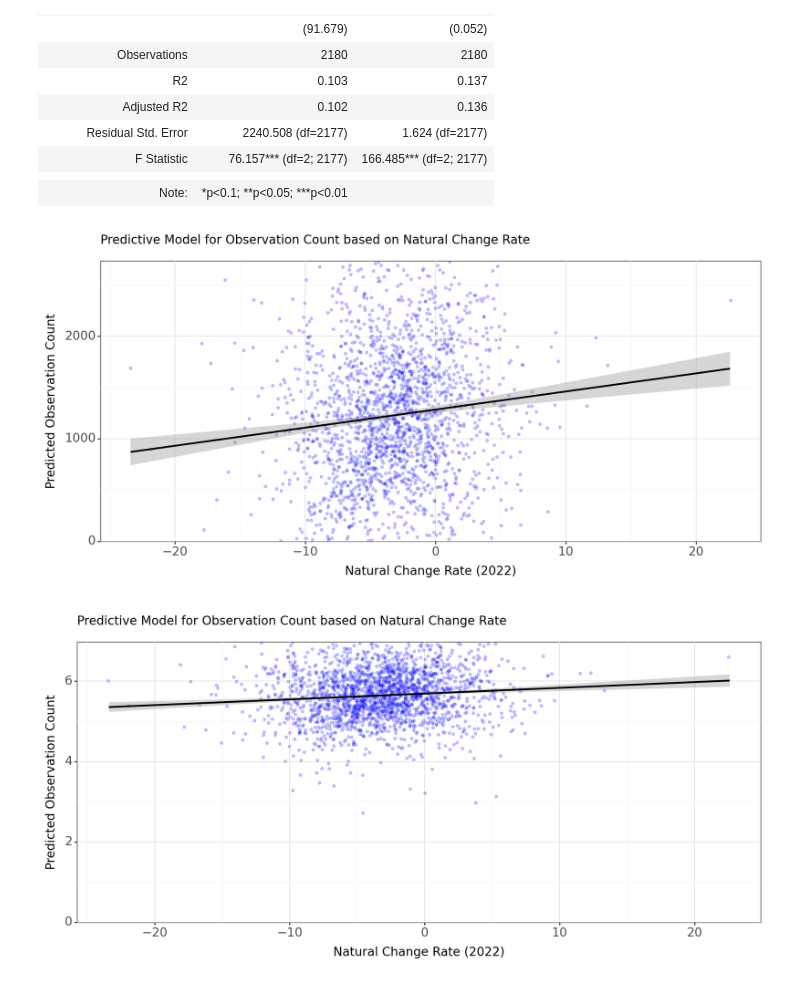
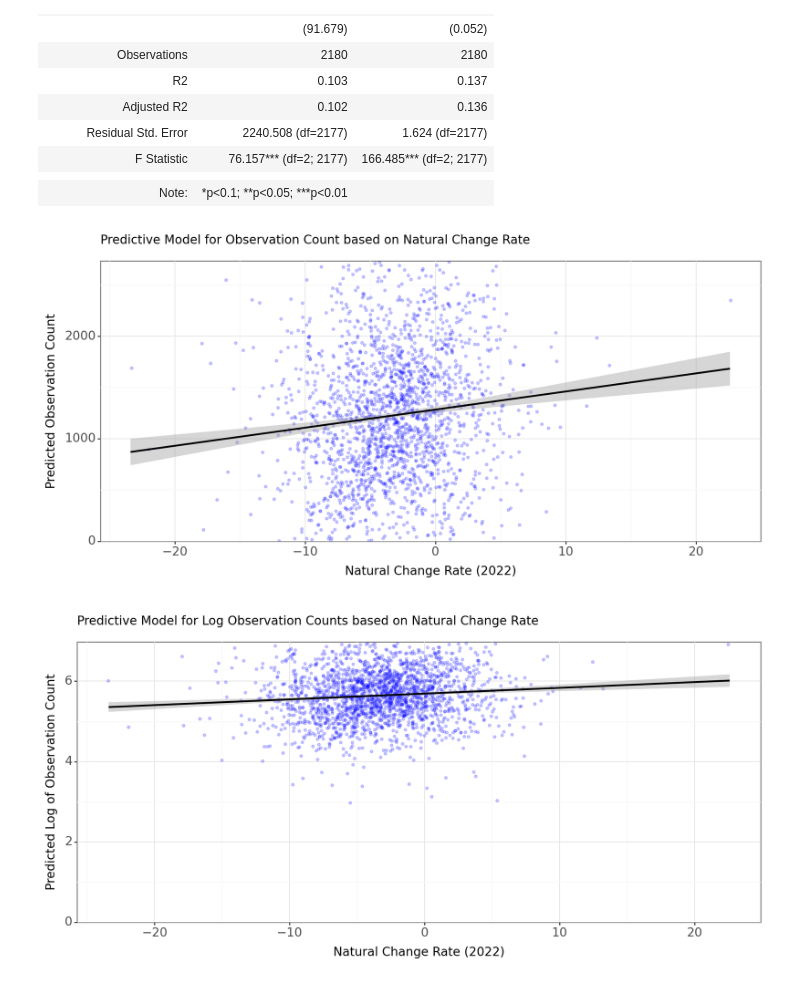
Before and after one commit to Iandrewburg/DA2_TERM_PROJECT, a Jupyter notebook: Final_Project_Data.ipynb, the cells around one changed output. Drawn from its saved outputs; the diff is of its cells as text; code cells hidden in the pictures.

Commit message:
added log transformations to all the models, did descriptive modeling

```diff
--- a/Final_Project_Data.ipynb
+++ b/Final_Project_Data.ipynb
@@ -640,9 +661,11 @@ reg20 = smf.ols(formula="OBSERVATION_COUNT ~ EconType_FarmDependent", data=count
 reg21 = smf.ols(formula="OBSERVATION_COUNT ~ EconType_FarmDependent + EconType_MiningDependent", data=county_norcar_merged_dummies).fit(cov_type="HC1")
 reg22 = smf.ols(formula="OBSERVATION_COUNT ~ EconType_FarmDependent + EconType_MiningDependent + EconType_ManufacturingDependent", data=county_norcar_merged_dummies).fit(cov_type="HC1")
 reg23 = smf.ols(formula="OBSERVATION_COUNT ~ EconType_FarmDependent + EconType_MiningDependent + EconType_ManufacturingDependent + EconType_FederalStateGovDependent", data=county_norcar_merged_dummies).fit(cov_type="HC1")
-reg24 = smf.ols(formula="OBSERVATION_COUNT ~ EconType_FarmDependent + EconType_MiningDependent + EconType_ManufacturingDependent + EconType_FederalStateGovDependent + EconType_RecreationDependent", data=county_norcar_merged_dummies).fit(cov_type="HC1")
+reg24a = smf.ols(formula="OBSERVATION_COUNT ~ EconType_FarmDependent + EconType_MiningDependent + EconType_ManufacturingDependent + EconType_FederalStateGovDependent + EconType_RecreationDependent", data=county_norcar_merged_dummies).fit(cov_type="HC1")
+reg24b = smf.ols(formula="ln_OBSERVATION_COUNT ~ EconType_FarmDependent + EconType_MiningDependent + EconType_ManufacturingDependent + EconType_FederalStateGovDependent + EconType_RecreationDependent", data=county_norcar_merged_dummies).fit(cov_type="HC1")
 
-stargazer = Stargazer([reg20, reg21, reg22, reg23, reg24])
+
+stargazer = Stargazer([reg20, reg21, reg22, reg23, reg24a, reg24b])
 stargazer.covariate_order(["EconType_FarmDependent", "EconType_MiningDependent", "EconType_ManufacturingDependent",
                            "EconType_FederalStateGovDependent", "EconType_RecreationDependent", "Intercept"])
 
@@ -757,54 +806,52 @@ county_norcar_merged_dummies = county_norcar_merged_dummies.assign(
     CIlo=pred["mean_ci_lower"]
 )
 
 # Plotting the predictions along with their confidence intervals
 plot = (
     ggplot(county_norcar_merged_dummies, aes(x="R_NATURAL_CHG_2022", y="fit")) +
-    geom_jitter(alpha=0.2, size=1, width=0.1, color='blue') +  # Add jitter to the points and reduce alpha to avoid overplotting
-    geom_smooth(method='lm', color='black', se=True) +  # Use a linear model for a smoother line
+    geom_jitter(alpha=0.2, size=1, width=0.1, color='blue') +
+    geom_smooth(method='lm', color='black', se=True) +
     labs(title="Predictive Model for Observation Count based on Natural Change Rate",
          x="Natural Change Rate (2022)", y="Predicted Observation Count") +
-    theme_bw() +  # Apply a black-and-white theme
-    theme(figure_size=(10, 5),  # Make the figure wider for better readability
-          text=element_text(size=12),  # Adjust text size
-          subplots_adjust={'right': 0.85}) +  # Adjust the subplot to fit the figure
-    scale_x_continuous() +  # Let Plotnine choose the best x-axis breaks
-    scale_y_continuous(limits=(0, county_norcar_merged_dummies['CIup'].quantile(0.95)), expand=(0, 0))  # Adjust y-axis limits and remove expansion
+    theme_bw() +
+    theme(figure_size=(10, 5),
+          text=element_text(size=12),
+          subplots_adjust={'right': 0.85}) +
+    scale_x_continuous() +
+    scale_y_continuous(limits=(0, county_norcar_merged_dummies['CIup'].quantile(0.95)), expand=(0, 0))
 )
 
 print(plot)
-
-
 
 
 # Use the regression model to predict 'OBSERVATION_COUNT' based on the dataset
 pred = reg30.get_prediction(county_norcar_merged_dummies).summary_frame()
 county_norcar_merged_dummies = county_norcar_merged_dummies.assign(
     fit=pred["mean"],
     fit_se=pred["mean_se"],
     CIup=pred["mean_ci_upper"],
     CIlo=pred["mean_ci_lower"]
 )
 
 # Plotting the predictions along with their confidence intervals
 plot = (
     ggplot(county_norcar_merged_dummies, aes(x="R_NATURAL_CHG_2022", y="fit")) +
-    geom_jitter(alpha=0.2, size=1, width=0.1, color='blue') +  # Add jitter to the points and reduce alpha to avoid overplotting
-    geom_smooth(method='lm', color='black', se=True) +  # Use a linear model for a smoother line
-    labs(title="Predictive Model for Observation Count based on Natural Change Rate",
-         x="Natural Change Rate (2022)", y="Predicted Observation Count") +
-    theme_bw() +  # Apply a black-and-white theme
-    theme(figure_size=(10, 5),  # Make the figure wider for better readability
-          text=element_text(size=12),  # Adjust text size
-          subplots_adjust={'right': 0.85}) +  # Adjust the subplot to fit the figure
-    scale_x_continuous() +  # Let Plotnine choose the best x-axis breaks
-    scale_y_continuous(limits=(0, county_norcar_merged_dummies['CIup'].quantile(0.95)), expand=(0, 0))  # Adjust y-axis limits and remove expansion
+    geom_jitter(alpha=0.2, size=1, width=0.1, color='blue') +
+    geom_smooth(method='lm', color='black', se=True) +
+    labs(title="Predictive Model for Log Observation Counts based on Natural Change Rate",
+         x="Natural Change Rate (2022)", y="Predicted Log of Observation Count") +
+    theme_bw() +
+    theme(figure_size=(10, 5),
+          text=element_text(size=12),
+          subplots_adjust={'right': 0.85}) +
+    scale_x_continuous() +
+    scale_y_continuous(limits=(0, county_norcar_merged_dummies['CIup'].quantile(0.95)), expand=(0, 0))
 )
 
 print(plot)
 # %% [output]
 [figure]
-[figure, old version]
+[figure, new version]
 # %%
 import pandas as pd
 import numpy as np
```
Also changed, not shown: parts of 6 cells of this notebook.
